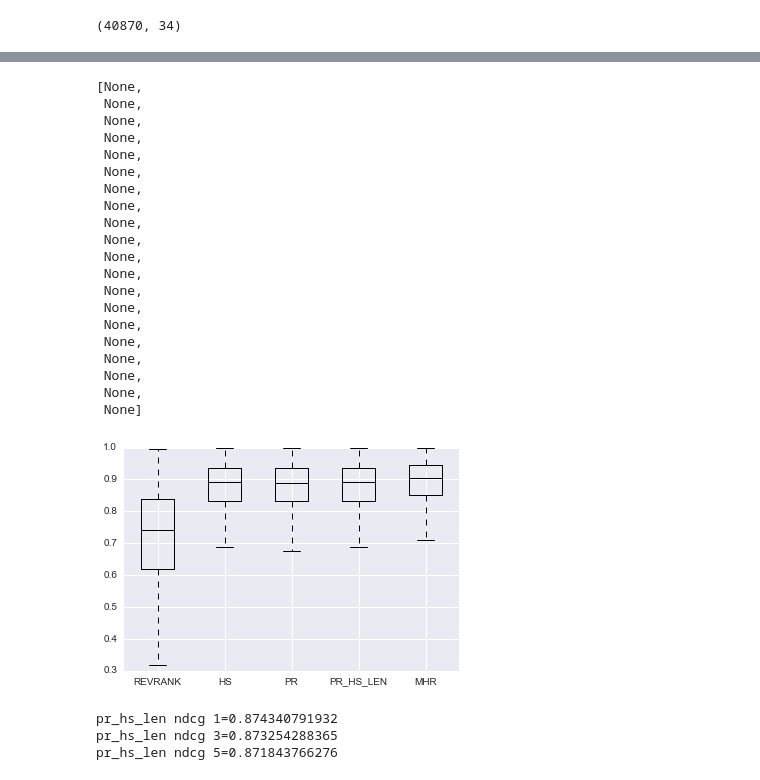
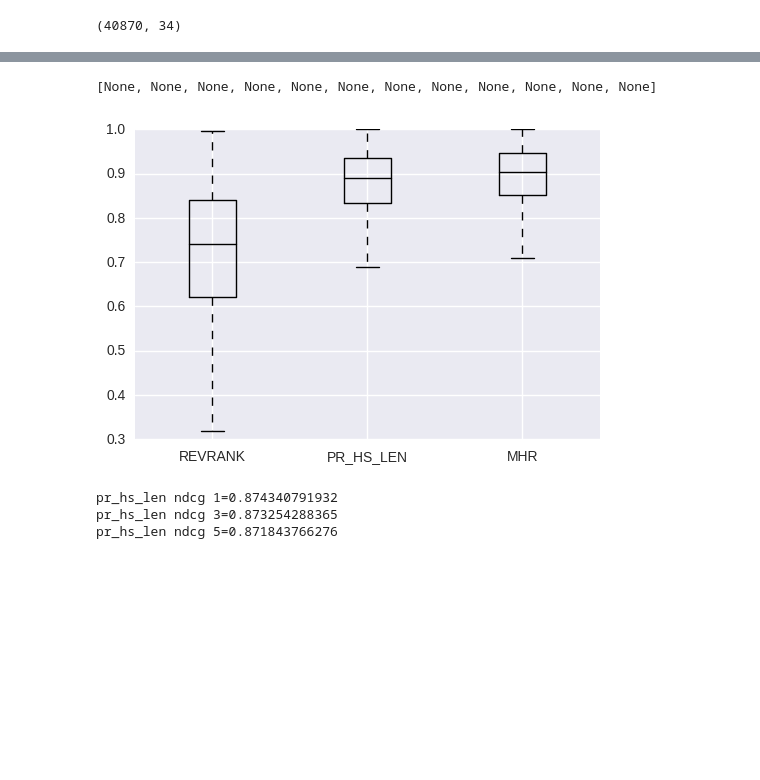
Before and after one commit to vwoloszyn/MRR, a Jupyter notebook: PR_HS_LEN_combined.ipynb, the cells around one changed output, grey strips where cells are left out. Saved outputs shown, nothing was run; the diff lists cells and outputs as text; code cells hidden in the pictures; blank space fills up the shorter version.

```diff
--- a/PR_HS_LEN_combined.ipynb
+++ b/PR_HS_LEN_combined.ipynb
@@ -142,37 +142,18 @@ RevRank ndcg=0.721095030303
 # %%
 #import matplotlib as mpl
 #mpl.rcParams.update(mpl.rcParamsDefault)
 import matplotlib.pyplot as plt
 %matplotlib inline
-data_to_plot = [ndcg_revRank, ndcg_hs, ndcg_pr, ndcg_pr_hs_len, ndcg_mhr]
+data_to_plot = [ndcg_revRank, ndcg_pr_hs_len, ndcg_mhr]
 
 
-bp = plt.boxplot(data_to_plot, labels=["REVRANK","HS","PR","PR_HS_LEN","MHR"], sym='')
+bp = plt.boxplot(data_to_plot, labels=["REVRANK","PR_HS_LEN","MHR"], sym='')
 plt.setp(bp['boxes'], linewidth=1, color='black')
 plt.setp(bp['fliers'], linewidth=1, color='black')
 plt.setp(bp['medians'], linewidth=1, color='black')
 plt.setp(bp['whiskers'], linewidth=1, color='black')
 # %% [output]
-[None,
- None,
- None,
- None,
- None,
- None,
- None,
- None,
- None,
- None,
- None,
- None,
- None,
- None,
- None,
- None,
- None,
- None,
- None,
- None]
+[None, None, None, None, None, None, None, None, None, None, None, None]
-[figure, old version]
+[figure, new version]
 # %%
 ndcg_pr_hs_len=ndcg.calc_ndcg(reviews_features,'pr_hs_len',1)
```
Also changed, not shown: parts of 3 cells of this notebook, 3 other files.
